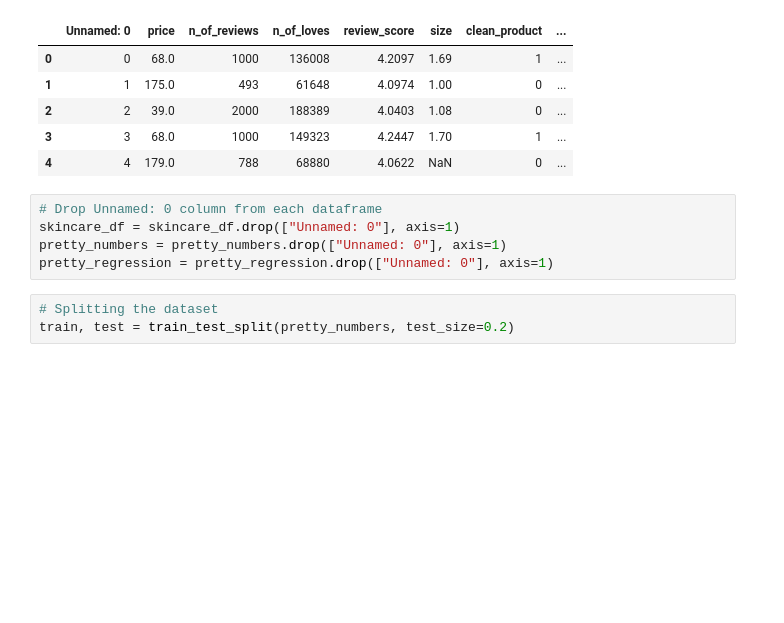
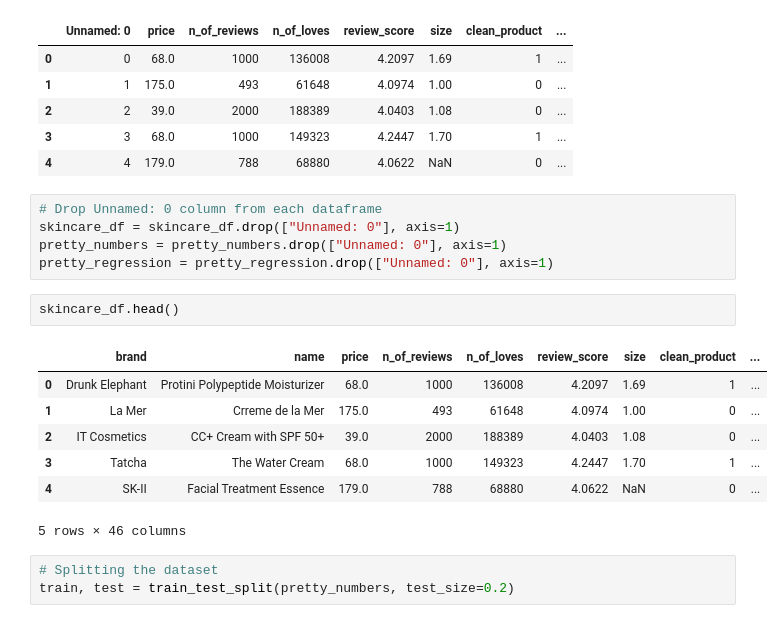
Before and after one commit to fpleoni/i_feel_pretty, a Jupyter notebook: src/Regression.ipynb, the cells around one changed output. Drawn from its saved outputs; the diff is of its cells as text; blank space fills up the shorter version.

```diff
--- a/src/Regression.ipynb
+++ b/src/Regression.ipynb
@@ -92,6 +92,16 @@ pretty_regression.head()
 skincare_df = skincare_df.drop(["Unnamed: 0"], axis=1)
 pretty_numbers = pretty_numbers.drop(["Unnamed: 0"], axis=1)
 pretty_regression = pretty_regression.drop(["Unnamed: 0"], axis=1)
+# %%
+skincare_df.head()
+# %% [output]
+|  | brand | name | price | n_of_reviews | n_of_loves | review_score | size | clean_product | ... |
+| 0 | Drunk Elephant | Protini Polypeptide Moisturizer | 68.0 | 1000 | 136008 | 4.2097 | 1.69 | 1 | ... |
+| 1 | La Mer | Crreme de la Mer | 175.0 | 493 | 61648 | 4.0974 | 1.00 | 0 | ... |
+| 2 | IT Cosmetics | CC+ Cream with SPF 50+ | 39.0 | 2000 | 188389 | 4.0403 | 1.08 | 0 | ... |
+| 3 | Tatcha | The Water Cream | 68.0 | 1000 | 149323 | 4.2447 | 1.70 | 1 | ... |
+| 4 | SK-II | Facial Treatment Essence | 179.0 | 788 | 68880 | 4.0622 | NaN | 0 | ... |
+5 rows × 46 columns
 # %%
 # Splitting the dataset
 train, test = train_test_split(pretty_numbers, test_size=0.2)
```
Also changed, not shown: parts of 4 cells of this notebook, 5 other files.
